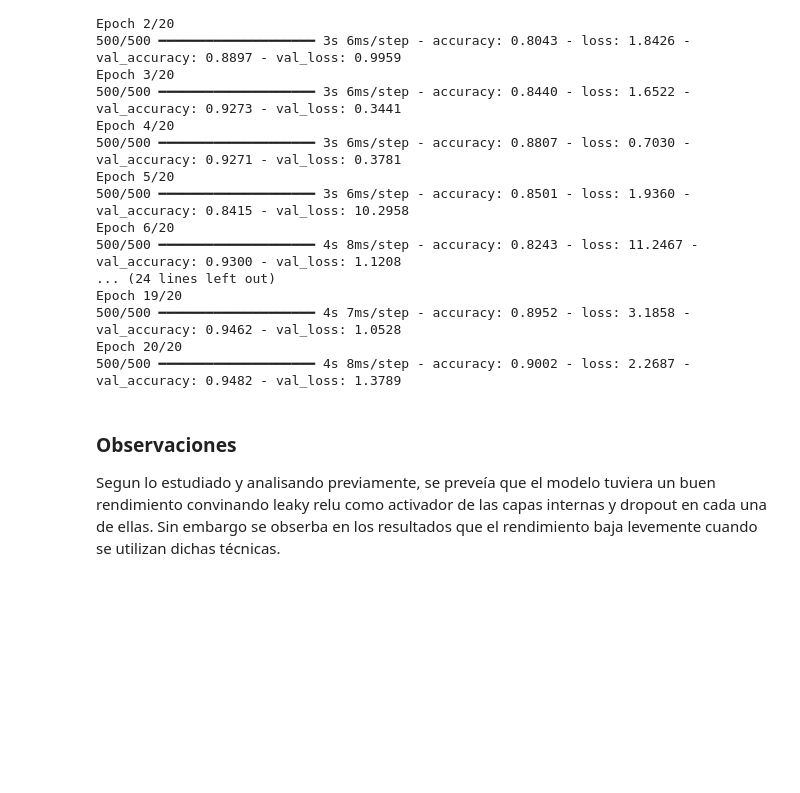
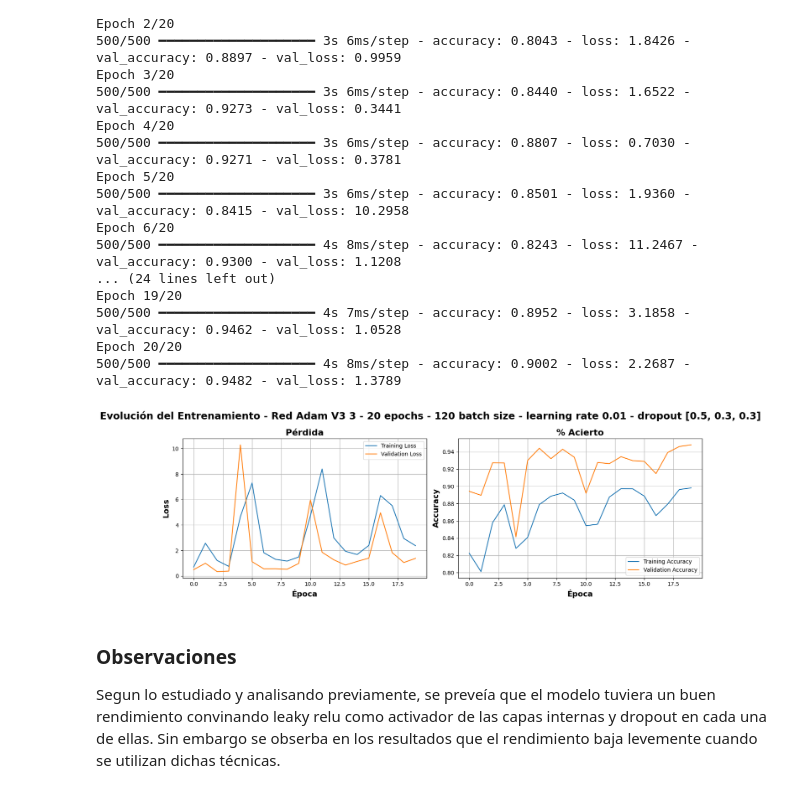
Before and after one commit to IJozk/DeepL, a Jupyter notebook: Copia_de_DLY0100_Entrega_1_Equipo_4.ipynb, the cells around one changed output. Saved outputs shown, nothing was run; the diff lists cells and outputs as text; code cells hidden in the pictures; blank space fills up the shorter version.

```diff
--- a/Copia_de_DLY0100_Entrega_1_Equipo_4.ipynb
+++ b/Copia_de_DLY0100_Entrega_1_Equipo_4.ipynb
@@ -1000,6 +1056,10 @@ history_reds.append({
 })
 
 columnas.append(nombre_red)
+# %%
+plot_history(hist_red_adamv3_3, name_model='Red Adam V3 3 - 20 epochs - 120 batch size - learning rate 0.01 - dropout [0.5, 0.3, 0.3] ')
+# %% [output]
+[figure, added]
 # %% [markdown]
 ### Observaciones
 Segun lo estudiado y analisando previamente, se preveía que el modelo tuviera un buen rendimiento convinando leaky relu como activador de las capas internas y dropout en cada una de ellas. Sin embargo se obserba en los resultados que el rendimiento baja levemente cuando se utilizan dichas técnicas.
```
Also changed, not shown: parts of 10 cells of this notebook.
